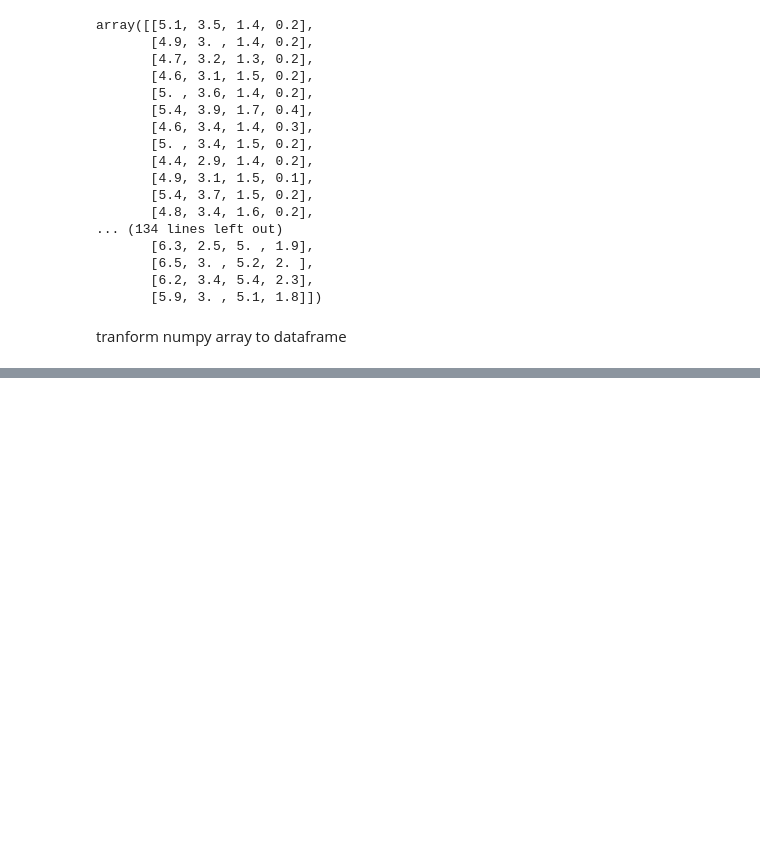
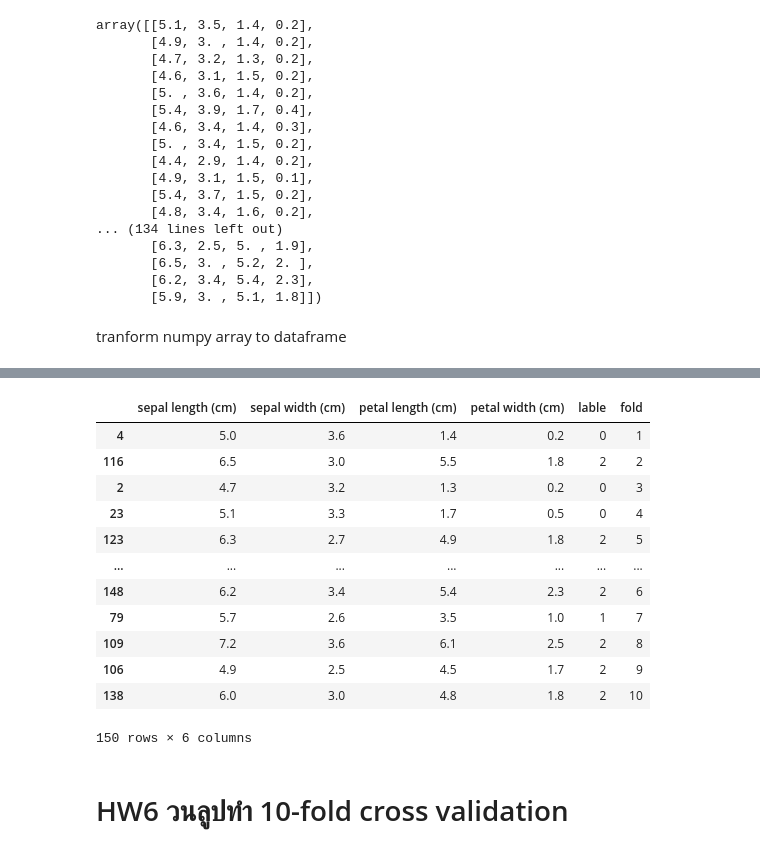
Before and after one commit to Aomaphisara/bsc_dpdm22, a Jupyter notebook: Peformance_Evaluation.ipynb, the cells around one changed output, grey strips where cells are left out. Drawn from its saved outputs; the diff is of its cells as text; code cells hidden in the pictures; blank space fills up the shorter version.

Commit message:
Cross validation + HW6

```diff
--- a/Peformance_Evaluation.ipynb
+++ b/Peformance_Evaluation.ipynb
@@ -68,5 +63,5 @@ tranform numpy array to dataframe
 # %%
 import pandas as pd
 # %%
-columns = iris['feature_names']
- x_df = pd.DataFrame(x, columns=columns)
+columns = iris_data['feature_names']
+x_df = pd.DataFrame(x, columns=columns)
@@ -77,2 +84,2 @@ x_df
 # %%
-x_df['lable']
+x_df['lable']=y
@@ -81,0 +102,3 @@ df_shuffled
+# %%
+shuffled_df = x_df.sample(frac=1,random_state=6)
+shuffled_df
@@ -81,0 +119,19 @@ df_shuffled
+# %%
+shuffled_df['fold']=15*[1,2,3,4,5,6,7,8,9,10]
+shuffled_df
+# %% [output]
+|  | sepal length (cm) | sepal width (cm) | petal length (cm) | petal width (cm) | lable | fold |
+| 4 | 5.0 | 3.6 | 1.4 | 0.2 | 0 | 1 |
+| 116 | 6.5 | 3.0 | 5.5 | 1.8 | 2 | 2 |
+| 2 | 4.7 | 3.2 | 1.3 | 0.2 | 0 | 3 |
+| 23 | 5.1 | 3.3 | 1.7 | 0.5 | 0 | 4 |
+| 123 | 6.3 | 2.7 | 4.9 | 1.8 | 2 | 5 |
+| ... | ... | ... | ... | ... | ... | ... |
+| 148 | 6.2 | 3.4 | 5.4 | 2.3 | 2 | 6 |
+| 79 | 5.7 | 2.6 | 3.5 | 1.0 | 1 | 7 |
+| 109 | 7.2 | 3.6 | 6.1 | 2.5 | 2 | 8 |
+| 106 | 4.9 | 2.5 | 4.5 | 1.7 | 2 | 9 |
+| 138 | 6.0 | 3.0 | 4.8 | 1.8 | 2 | 10 |
+150 rows × 6 columns
+# %% [markdown]
+# HW6 วนลูปทำ 10-fold cross validation
```
Also changed, not shown: parts of 11 cells of this notebook.
